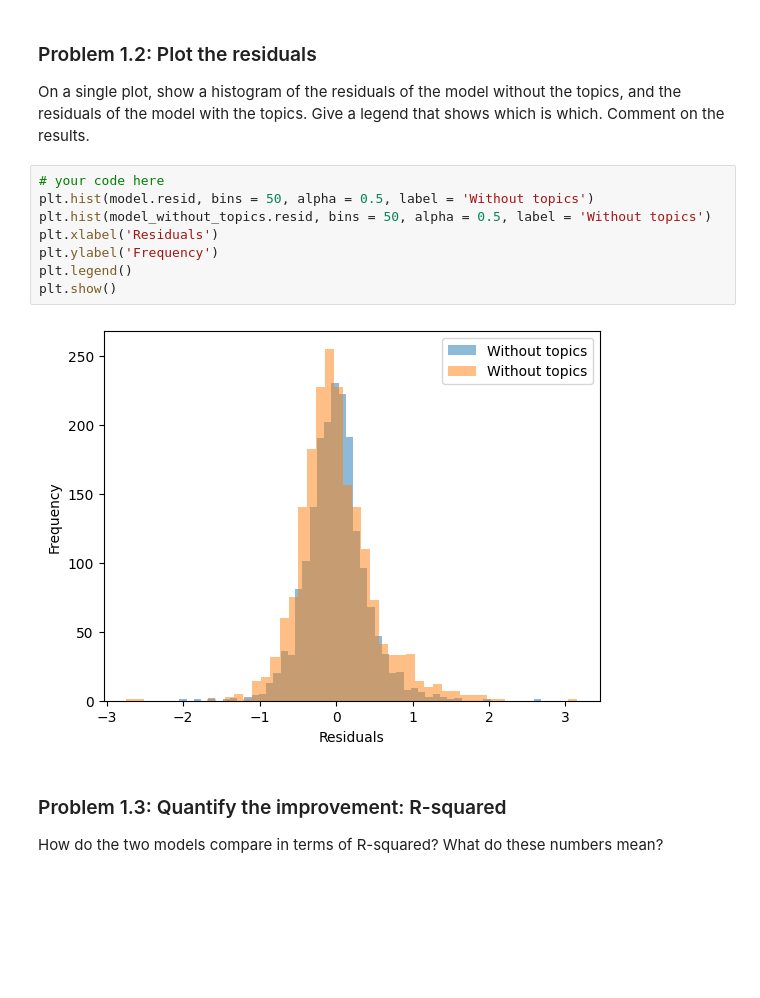
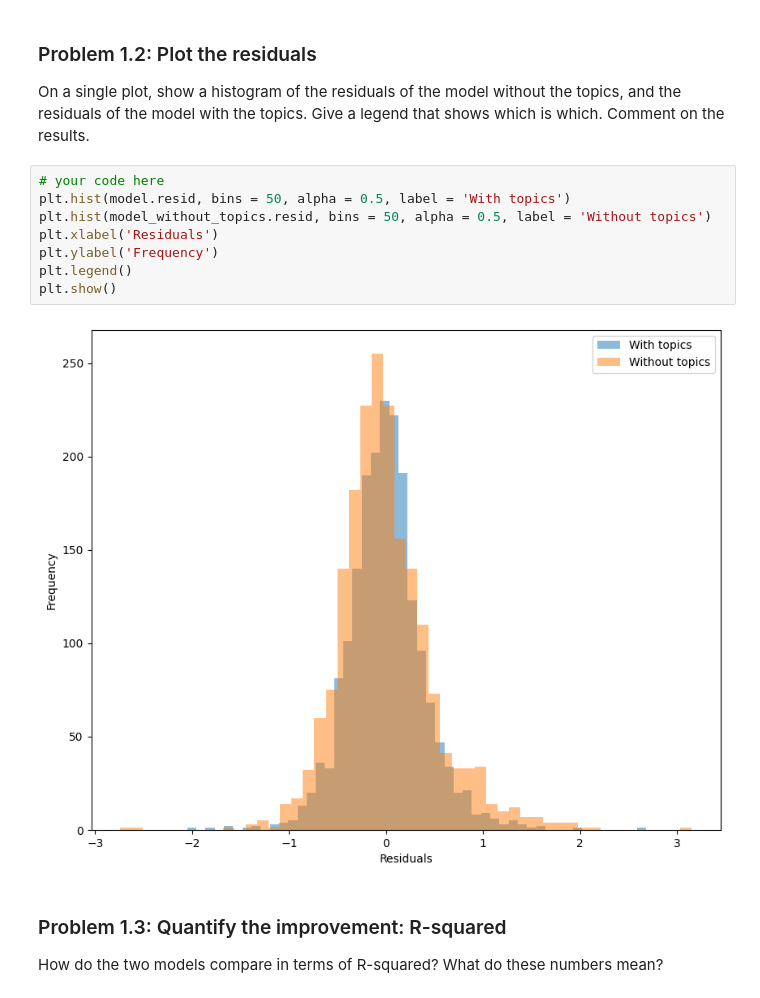
Before and after one commit to yaj0212/Introductory-Machine-Learning, a Jupyter notebook: assignments/assn5/assn5.ipynb, the cells around one changed output. Drawn from its saved outputs; the diff is of its cells as text; blank space fills up the shorter version.

```diff
--- a/assignments/assn5/assn5.ipynb
+++ b/assignments/assn5/assn5.ipynb
@@ -446,14 +446,14 @@ and the residuals of the model with the topics. Give a legend that shows which i
 Comment on the results.
 # %%
 # your code here
-plt.hist(model.resid, bins = 50, alpha = 0.5, label = 'Without topics')
+plt.hist(model.resid, bins = 50, alpha = 0.5, label = 'With topics')
 plt.hist(model_without_topics.resid, bins = 50, alpha = 0.5, label = 'Without topics')
 plt.xlabel('Residuals')
 plt.ylabel('Frequency')
 plt.legend()
 plt.show()
 # %% [output]
-[figure, old version]
+[figure, new version]
 # %% [markdown]
 ### Problem 1.3: Quantify the improvement: R-squared
 
```
Also changed, not shown: parts of 16 cells of this notebook.
